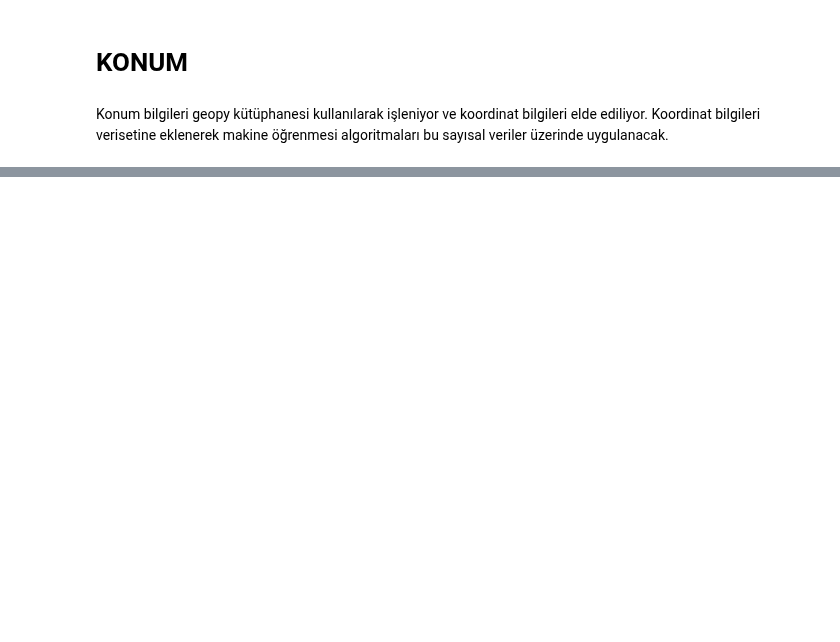
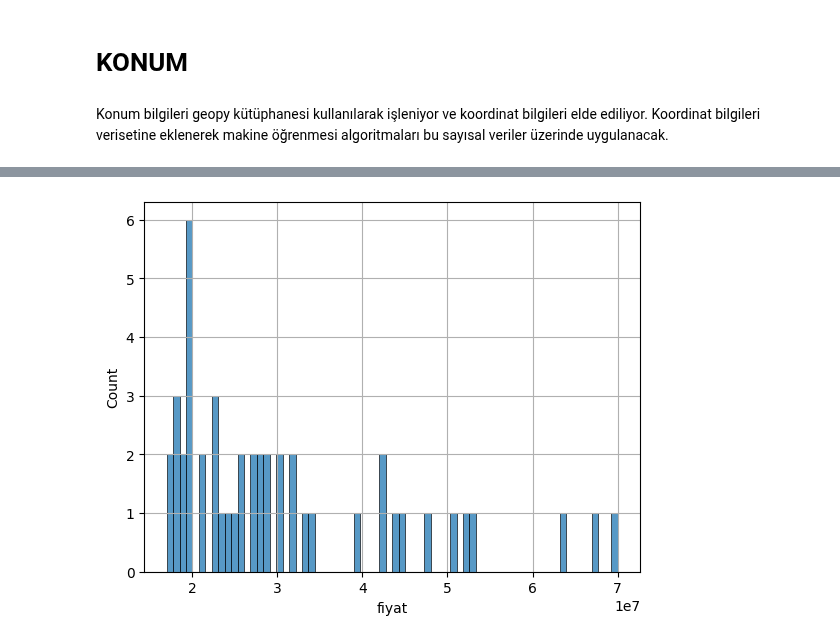
Before and after one commit to flunitraz/house-price-analysis, a Jupyter notebook: preprocessing.ipynb, the cells around one changed output, grey strips where cells are left out. Cells and saved outputs as stored; diff of their text form; code cells hidden in the pictures; blank space fills up the shorter version.

```diff
--- a/preprocessing.ipynb
+++ b/preprocessing.ipynb
@@ -402,0 +700,2 @@ df[(df.il == 'Erzurum')] # Erzurum ilindeki ilanların detayı
+# %%
+mean = df.fiyat.mean()
@@ -402,0 +707,5 @@ df[(df.il == 'Erzurum')] # Erzurum ilindeki ilanların detayı
+# %%
+sns.histplot(data=df[df.fiyat>mean*10].fiyat, bins=70)
+plt.grid()
+# %% [output]
+[figure, added]
```
Also changed, not shown: parts of 95 cells of this notebook, 2 other files.
